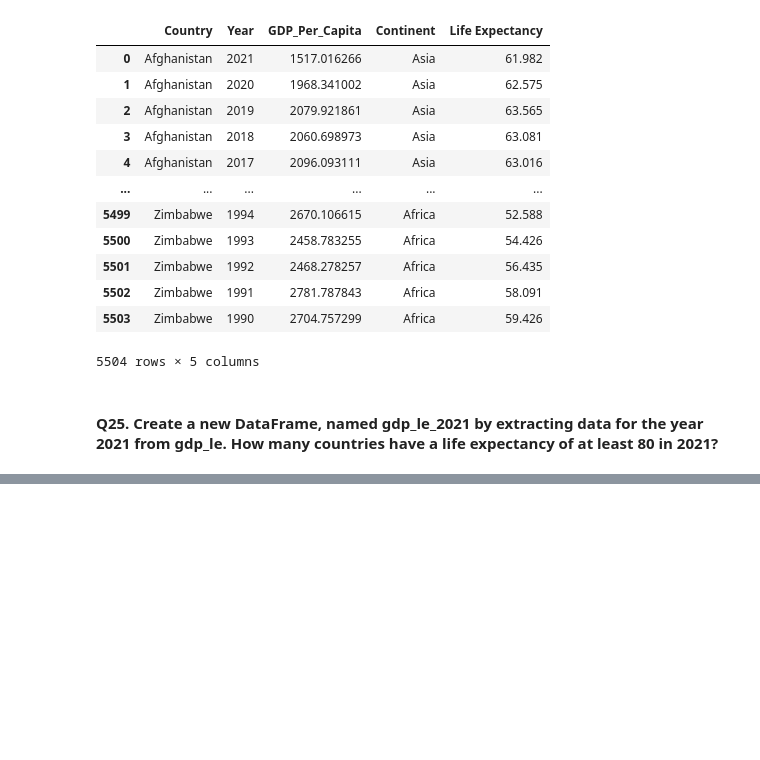
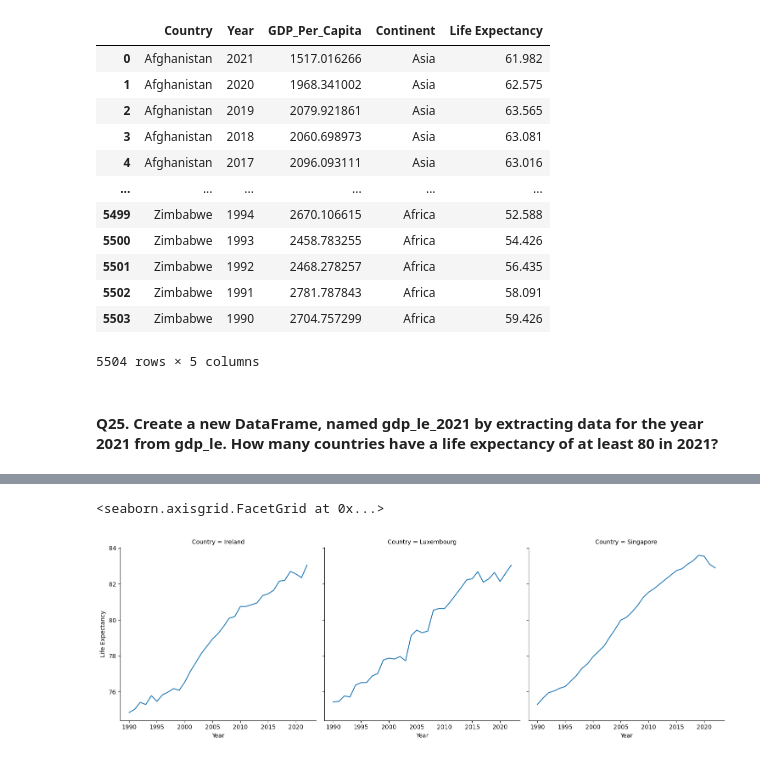
Before and after one commit to nss-data-science-cohort-8/un-exploration-mariacancodenow, a Jupyter notebook: notebooks/UN_Data_Exploration.ipynb, the cells around one changed output, grey strips where cells are left out. Drawn from its saved outputs; the diff is of its cells as text; code cells hidden in the pictures; blank space fills up the shorter version.

```diff
--- a/notebooks/UN_Data_Exploration.ipynb
+++ b/notebooks/UN_Data_Exploration.ipynb
@@ -535,0 +845,3 @@ gdp_le
+# %%
+gdp_le_top3 = gdp_le[gdp_le['Country'].isin(['Ireland', 'Luxembourg', 'Singapore'])]
+gdp_le_top3
@@ -535,0 +862,9 @@ gdp_le
+# %%
+sns.relplot(
+    data = gdp_le_top3, x='Year', y='Life Expectancy',
+    col='Country',
+    kind='line'
+)
+# %% [output]
+<seaborn.axisgrid.FacetGrid at 0x...>
+[figure, added]
```
Also changed, not shown: parts of 45 cells of this notebook.
